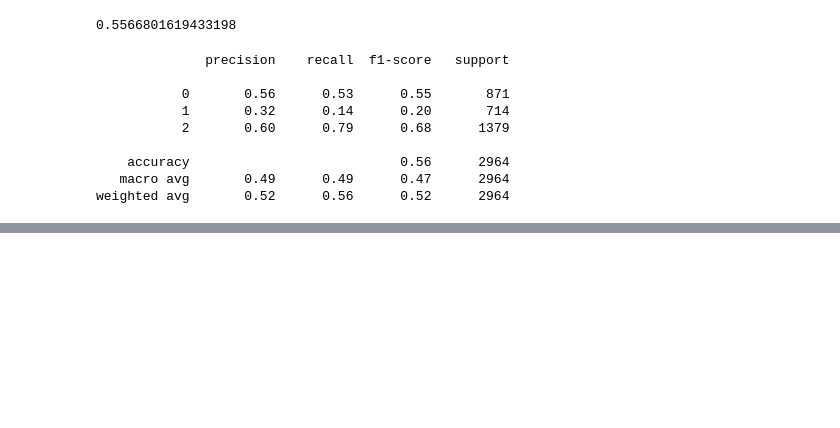
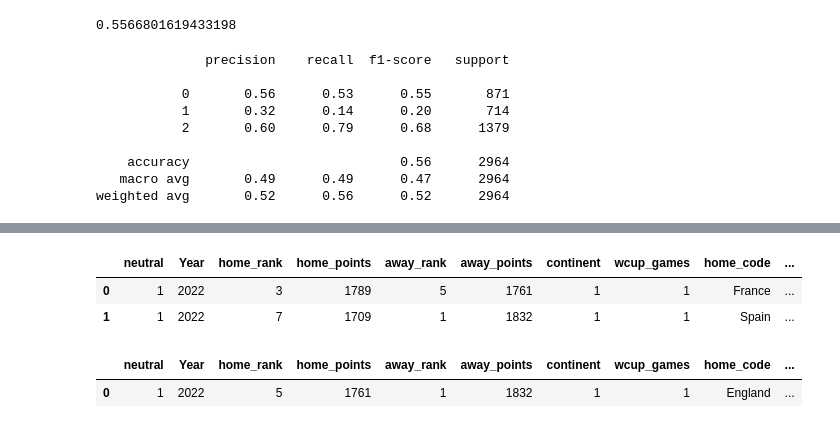
Before and after one commit to Dnbg1982/Practice-Projects, a Jupyter notebook: Notebooks/WorldCup.ipynb, the cells around one changed output, grey strips where cells are left out. Drawn from its saved outputs; the diff is of its cells as text; code cells hidden in the pictures; blank space fills up the shorter version.

```diff
--- a/Notebooks/WorldCup.ipynb
+++ b/Notebooks/WorldCup.ipynb
@@ -468,0 +459,16 @@ wcup_r8
+# %%
+wcup_semi.at[0,'home_code'] = wcup_r8_class.at[0,'home_code']
+wcup_semi.at[0,'away_code'] = wcup_r8_class.at[1,'home_code']
+wcup_semi.at[1,'home_code'] = wcup_r8_class.at[2,'home_code']
+wcup_semi.at[1,'away_code'] = wcup_r8_class.at[3,'home_code']
+# %%
+wcup_semi[['home_code','away_code']] = wcup_semi[['home_code','away_code']].astype(int)
+wcup_semi['home_rank'] = wcup_semi.home_code.map(rank_dict)
+wcup_semi['away_rank'] = wcup_semi.away_code.map(rank_dict)
+wcup_semi['home_points'] = wcup_semi.home_code.map(points_dict)
+wcup_semi['away_points'] = wcup_semi.away_code.map(points_dict)
+wcup_semi['continent'] = wcup_semi.continent.replace({'AS':1})
+# %%
+Y_semi_pred = model_rf.predict(wcup_semi)
+wcup_semi['Predi_home'] = Y_semi_pred
+wcup_semi['Predi_away'] = wcup_semi['Predi_home'].replace({2:0,1:1,0:2})
@@ -479,0 +505,3 @@ wcup_r8
+# %%
+wcup_semi['home_code'] = wcup_semi.home_code.map(inv_country)
+wcup_semi['away_code'] = wcup_semi.away_code.map(inv_country)
@@ -479,0 +556,13 @@ wcup_r8
+# %%
+wcup_semi[['Predi_home','Predi_away']] = wcup_semi[['Predi_home','Predi_away']].replace({2:'Winner', 0:'-'})
+wcup_semi
+# %% [output]
+|  | neutral | Year | home_rank | home_points | away_rank | away_points | continent | wcup_games | home_code | ... |
+| 0 | 1 | 2022 | 3 | 1789 | 5 | 1761 | 1 | 1 | France | ... |
+| 1 | 1 | 2022 | 7 | 1709 | 1 | 1832 | 1 | 1 | Spain | ... |
+# %%
+wcup_final[['Predi_home','Predi_away']] = wcup_final[['Predi_home','Predi_away']].replace({2:'Winner', 0:'-'})
+wcup_final
+# %% [output]
+|  | neutral | Year | home_rank | home_points | away_rank | away_points | continent | wcup_games | home_code | ... |
+| 0 | 1 | 2022 | 5 | 1761 | 1 | 1832 | 1 | 1 | England | ... |
```
Also changed, not shown: parts of 30 cells of this notebook.
